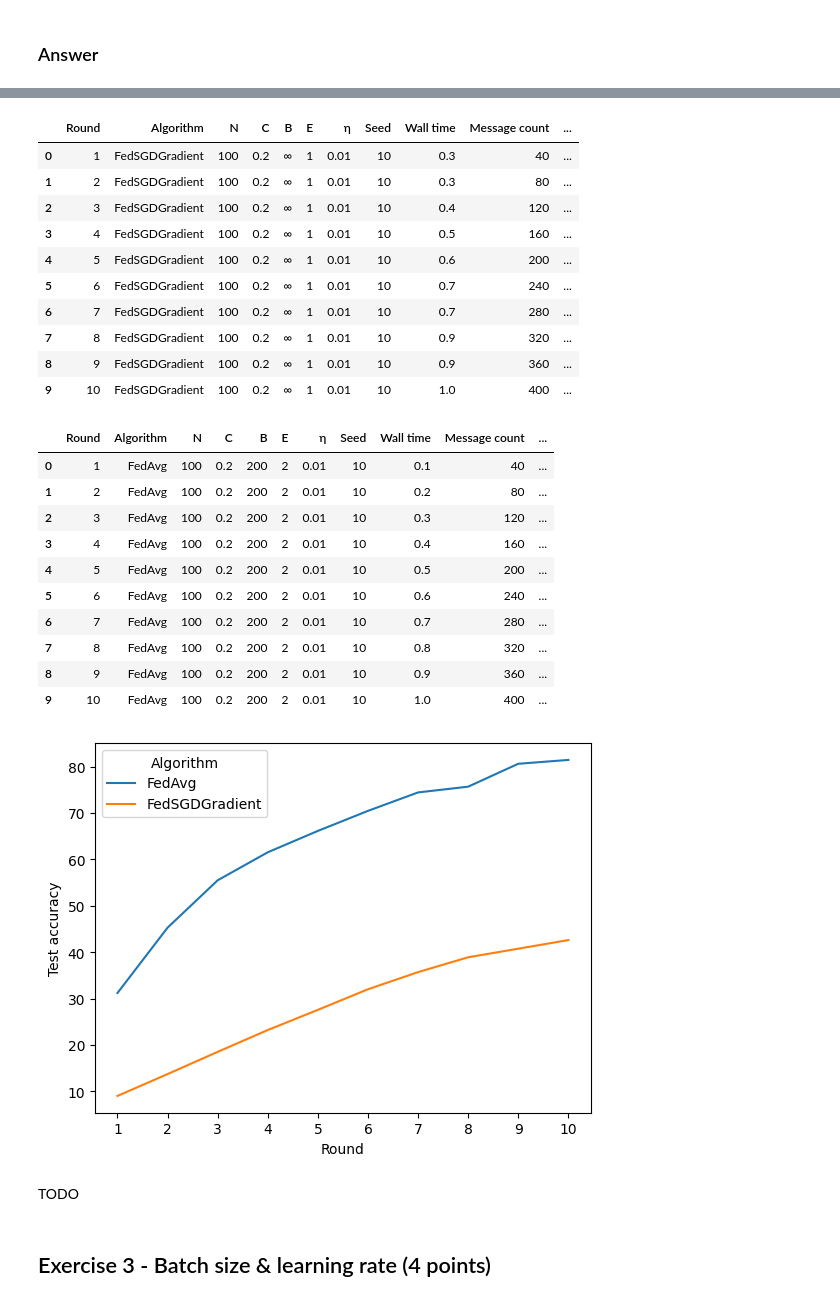
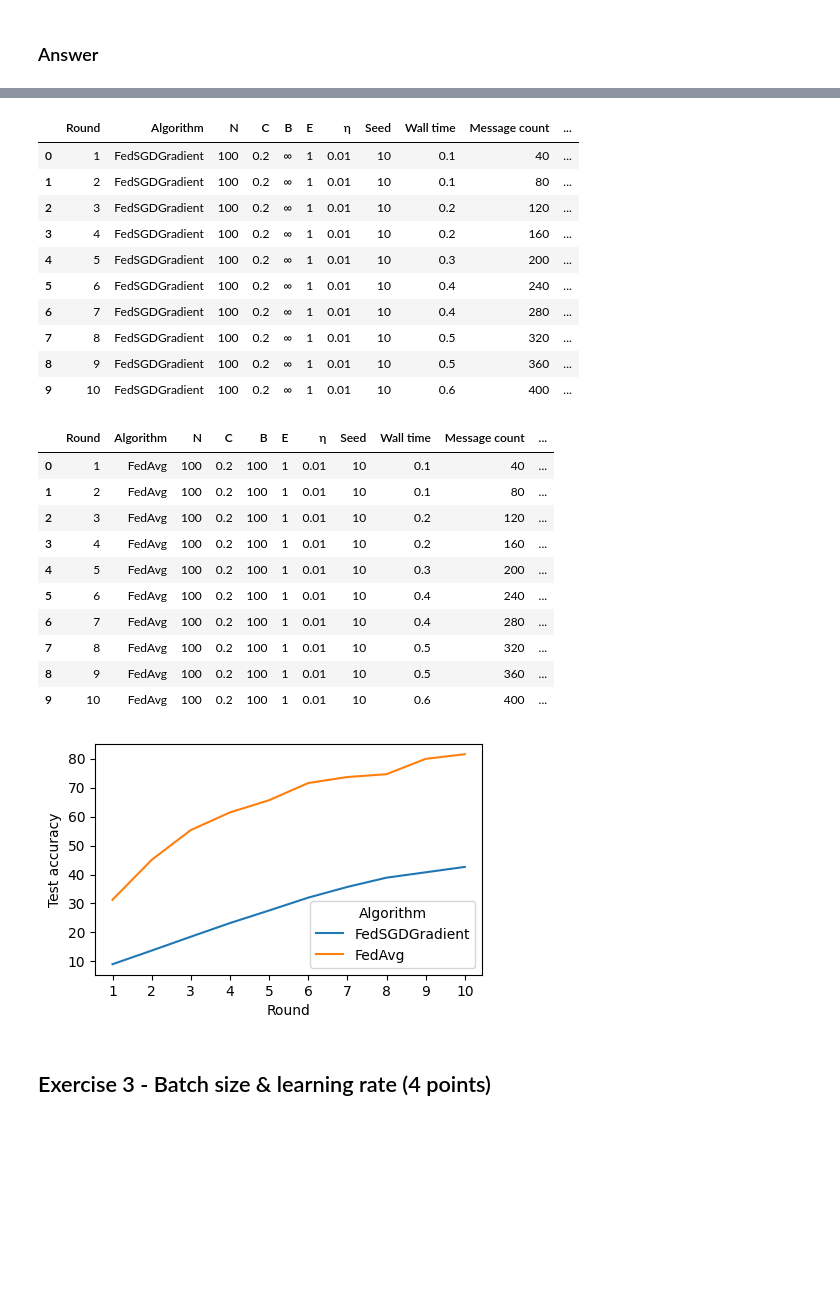
Before and after one commit to Sosekie/DDLS_Assignment, a Jupyter notebook: lab/hw-hfl.ipynb, the cells around one changed output, grey strips where cells are left out. Saved outputs shown, nothing was run; the diff lists cells and outputs as text; code cells hidden in the pictures; blank space fills up the shorter version.

```diff
--- a/lab/hw-hfl.ipynb
+++ b/lab/hw-hfl.ipynb
@@ -68,11 +72,12 @@ Implement Infinite Batch version from FedAvgServer
 class FedAvgServer_InfBatch(FedAvgServer):
     def __init__(self, lr: float, batch_size: int, client_subsets: list[Subset], client_fraction: float, nr_local_epochs: int, seed: int) -> None:
         super().__init__(lr, batch_size, client_subsets, client_fraction, nr_local_epochs, seed)
+        self.name = "FedAvgInfB"
         self.batch_size = -1
         self.clients = [WeightClient(subset, lr, len(subset), nr_local_epochs) for subset in client_subsets]
 # %%
 # define ablation function with initial values
-def Ablation_Experiment(lr = 0.01, client_subsets = split(100, True, seed = 10), client_fraction = 0.1, nr_rounds = 10, avg_batchsize = 100, nr_local_epochs = 1, FedSgd_flag = True, FedAvg_flag = True, FedAvgInfBatch_flag = True):
+def Ablation_Experiment(lr = 0.01, client_subsets = split(100, True, seed = 10), client_fraction = 0.1, nr_rounds = 10, avg_batchsize = 100, nr_local_epochs = 1, FedSgd_flag = True, FedAvg_flag = True, FedAvgInfBatch_flag = False, display_flag = True):
 
     pd_idf = []
 
@@ -80,19 +85,19 @@ def Ablation_Experiment(lr = 0.01, client_subsets = split(100, True, seed = 10),
         fedsgd_server = FedSgdGradientServer(lr, client_subsets, client_fraction, seed)
         fedsgd_results = fedsgd_server.run(nr_rounds)
         fedsgd_df = fedsgd_results.as_df()
-        display(fedsgd_df)
+        if display_flag: display(fedsgd_df)
         pd_idf.append(fedsgd_df)
     if FedAvg_flag:
         fedavg_server = FedAvgServer(lr, avg_batchsize, client_subsets, client_fraction, nr_local_epochs, seed)
         fedavg_results = fedavg_server.run(nr_rounds)
         fedavg_df = fedavg_results.as_df()
-        display(fedavg_df)
+        if display_flag: display(fedavg_df)
         pd_idf.append(fedavg_df)
     if FedAvgInfBatch_flag:
         fedavginf_server = FedAvgServer_InfBatch(lr, avg_batchsize, client_subsets, client_fraction, nr_local_epochs, seed)
         fedavginf_results = fedavginf_server.run(nr_rounds)
         fedavginf_df = fedavginf_results.as_df()
-        display(fedavginf_df)
+        if display_flag: display(fedavginf_df)
         pd_idf.append(fedavginf_df)
 
     plt.figure(figsize=(5, 3))
@@ -285,33 +315,29 @@ Question(lr, client_subsets_iid, client_fraction, nr_rounds)
 # %%
-client_fraction = 0.2
-client_subsets_iid = split(100, True, seed)
-Question(lr, client_subsets_iid, client_fraction, nr_rounds)
+Ablation_Experiment(client_fraction = 0.2, client_subsets = split(100, iid, seed))
 # %% [output]
 |  | Round | Algorithm | N | C | B | E | η | Seed | Wall time | Message count | ... |
-| 0 | 1 | FedSGDGradient | 100 | 0.2 | ∞ | 1 | 0.01 | 10 | 0.3 | 40 | ... |
-| 1 | 2 | FedSGDGradient | 100 | 0.2 | ∞ | 1 | 0.01 | 10 | 0.3 | 80 | ... |
-| 2 | 3 | FedSGDGradient | 100 | 0.2 | ∞ | 1 | 0.01 | 10 | 0.4 | 120 | ... |
-| 3 | 4 | FedSGDGradient | 100 | 0.2 | ∞ | 1 | 0.01 | 10 | 0.5 | 160 | ... |
-| 4 | 5 | FedSGDGradient | 100 | 0.2 | ∞ | 1 | 0.01 | 10 | 0.6 | 200 | ... |
-| 5 | 6 | FedSGDGradient | 100 | 0.2 | ∞ | 1 | 0.01 | 10 | 0.7 | 240 | ... |
-| 6 | 7 | FedSGDGradient | 100 | 0.2 | ∞ | 1 | 0.01 | 10 | 0.7 | 280 | ... |
-| 7 | 8 | FedSGDGradient | 100 | 0.2 | ∞ | 1 | 0.01 | 10 | 0.9 | 320 | ... |
-| 8 | 9 | FedSGDGradient | 100 | 0.2 | ∞ | 1 | 0.01 | 10 | 0.9 | 360 | ... |
-| 9 | 10 | FedSGDGradient | 100 | 0.2 | ∞ | 1 | 0.01 | 10 | 1.0 | 400 | ... |
+| 0 | 1 | FedSGDGradient | 100 | 0.2 | ∞ | 1 | 0.01 | 10 | 0.1 | 40 | ... |
+| 1 | 2 | FedSGDGradient | 100 | 0.2 | ∞ | 1 | 0.01 | 10 | 0.1 | 80 | ... |
+| 2 | 3 | FedSGDGradient | 100 | 0.2 | ∞ | 1 | 0.01 | 10 | 0.2 | 120 | ... |
+| 3 | 4 | FedSGDGradient | 100 | 0.2 | ∞ | 1 | 0.01 | 10 | 0.2 | 160 | ... |
+| 4 | 5 | FedSGDGradient | 100 | 0.2 | ∞ | 1 | 0.01 | 10 | 0.3 | 200 | ... |
+| 5 | 6 | FedSGDGradient | 100 | 0.2 | ∞ | 1 | 0.01 | 10 | 0.4 | 240 | ... |
+| 6 | 7 | FedSGDGradient | 100 | 0.2 | ∞ | 1 | 0.01 | 10 | 0.4 | 280 | ... |
+| 7 | 8 | FedSGDGradient | 100 | 0.2 | ∞ | 1 | 0.01 | 10 | 0.5 | 320 | ... |
+| 8 | 9 | FedSGDGradient | 100 | 0.2 | ∞ | 1 | 0.01 | 10 | 0.5 | 360 | ... |
+| 9 | 10 | FedSGDGradient | 100 | 0.2 | ∞ | 1 | 0.01 | 10 | 0.6 | 400 | ... |
 |  | Round | Algorithm | N | C | B | E | η | Seed | Wall time | Message count | ... |
-| 0 | 1 | FedAvg | 100 | 0.2 | 200 | 2 | 0.01 | 10 | 0.1 | 40 | ... |
-| 1 | 2 | FedAvg | 100 | 0.2 | 200 | 2 | 0.01 | 10 | 0.2 | 80 | ... |
-| 2 | 3 | FedAvg | 100 | 0.2 | 200 | 2 | 0.01 | 10 | 0.3 | 120 | ... |
-| 3 | 4 | FedAvg | 100 | 0.2 | 200 | 2 | 0.01 | 10 | 0.4 | 160 | ... |
-| 4 | 5 | FedAvg | 100 | 0.2 | 200 | 2 | 0.01 | 10 | 0.5 | 200 | ... |
-| 5 | 6 | FedAvg | 100 | 0.2 | 200 | 2 | 0.01 | 10 | 0.6 | 240 | ... |
-| 6 | 7 | FedAvg | 100 | 0.2 | 200 | 2 | 0.01 | 10 | 0.7 | 280 | ... |
-| 7 | 8 | FedAvg | 100 | 0.2 | 200 | 2 | 0.01 | 10 | 0.8 | 320 | ... |
-| 8 | 9 | FedAvg | 100 | 0.2 | 200 | 2 | 0.01 | 10 | 0.9 | 360 | ... |
-| 9 | 10 | FedAvg | 100 | 0.2 | 200 | 2 | 0.01 | 10 | 1.0 | 400 | ... |
+| 0 | 1 | FedAvg | 100 | 0.2 | 100 | 1 | 0.01 | 10 | 0.1 | 40 | ... |
+| 1 | 2 | FedAvg | 100 | 0.2 | 100 | 1 | 0.01 | 10 | 0.1 | 80 | ... |
+| 2 | 3 | FedAvg | 100 | 0.2 | 100 | 1 | 0.01 | 10 | 0.2 | 120 | ... |
+| 3 | 4 | FedAvg | 100 | 0.2 | 100 | 1 | 0.01 | 10 | 0.2 | 160 | ... |
+| 4 | 5 | FedAvg | 100 | 0.2 | 100 | 1 | 0.01 | 10 | 0.3 | 200 | ... |
+| 5 | 6 | FedAvg | 100 | 0.2 | 100 | 1 | 0.01 | 10 | 0.4 | 240 | ... |
+| 6 | 7 | FedAvg | 100 | 0.2 | 100 | 1 | 0.01 | 10 | 0.4 | 280 | ... |
+| 7 | 8 | FedAvg | 100 | 0.2 | 100 | 1 | 0.01 | 10 | 0.5 | 320 | ... |
+| 8 | 9 | FedAvg | 100 | 0.2 | 100 | 1 | 0.01 | 10 | 0.5 | 360 | ... |
+| 9 | 10 | FedAvg | 100 | 0.2 | 100 | 1 | 0.01 | 10 | 0.6 | 400 | ... |
-[figure, old version]
+[figure, new version]
-# %% [markdown]
-TODO
 # %% [markdown]
 ## Exercise 3 - Batch size & learning rate (4 points)
 # %% [markdown]
```
Also changed, not shown: parts of 40 cells of this notebook.
